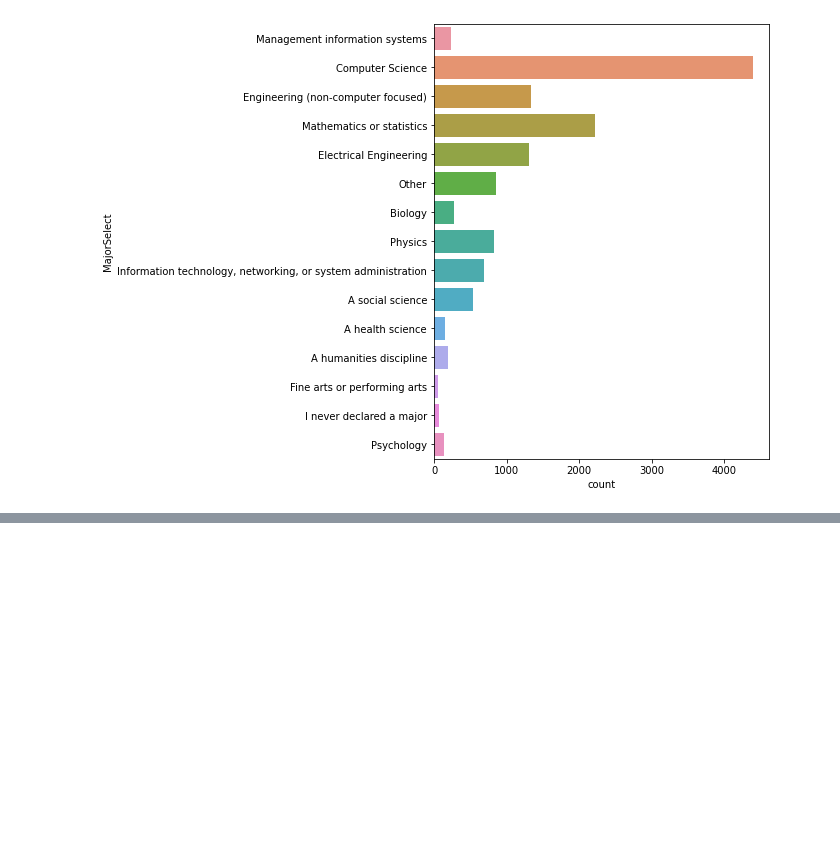
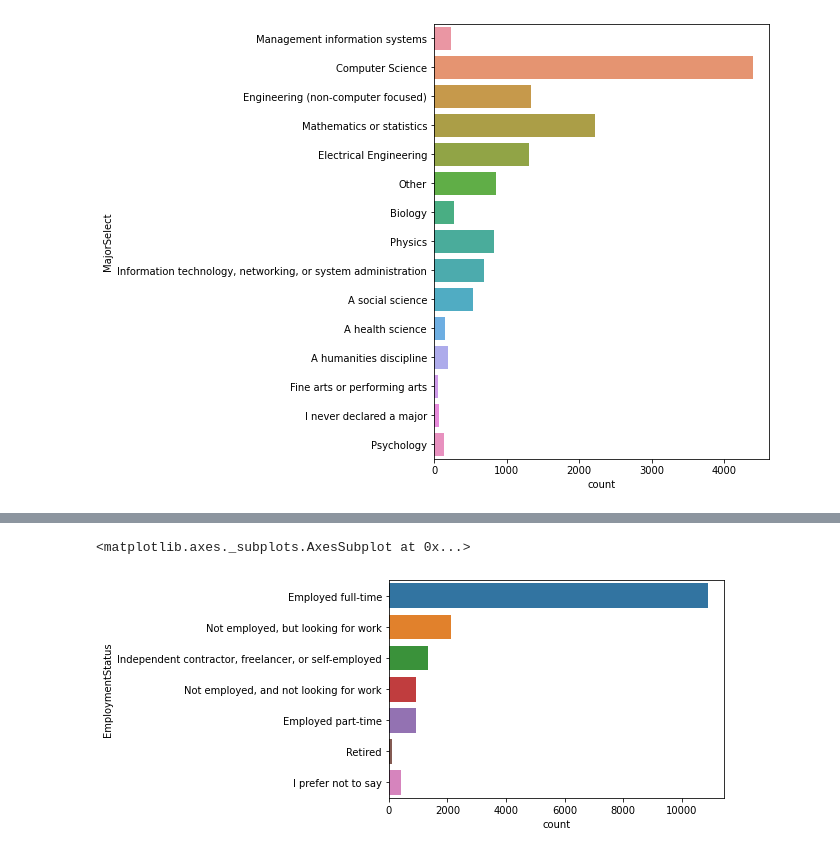
Before and after one commit to hyejeong0807/kaggle, a Jupyter notebook: Kaggle_ML_DS_survey_2017_EDA_FAQ.ipynb, the cells around one changed output, grey strips where cells are left out. Cells and saved outputs as stored; diff of their text form; code cells hidden in the pictures; blank space fills up the shorter version.

```diff
--- a/Kaggle_ML_DS_survey_2017_EDA_FAQ.ipynb
+++ b/Kaggle_ML_DS_survey_2017_EDA_FAQ.ipynb
@@ -141,0 +165,5 @@ sns.countplot(y='MajorSelect', data=mcq)
+# %%
+sns.countplot(y='EmploymentStatus', data=mcq)
+# %% [output]
+<matplotlib.axes._subplots.AxesSubplot at 0x...>
+[figure, added]
```
Also changed, not shown: parts of 8 cells of this notebook.
